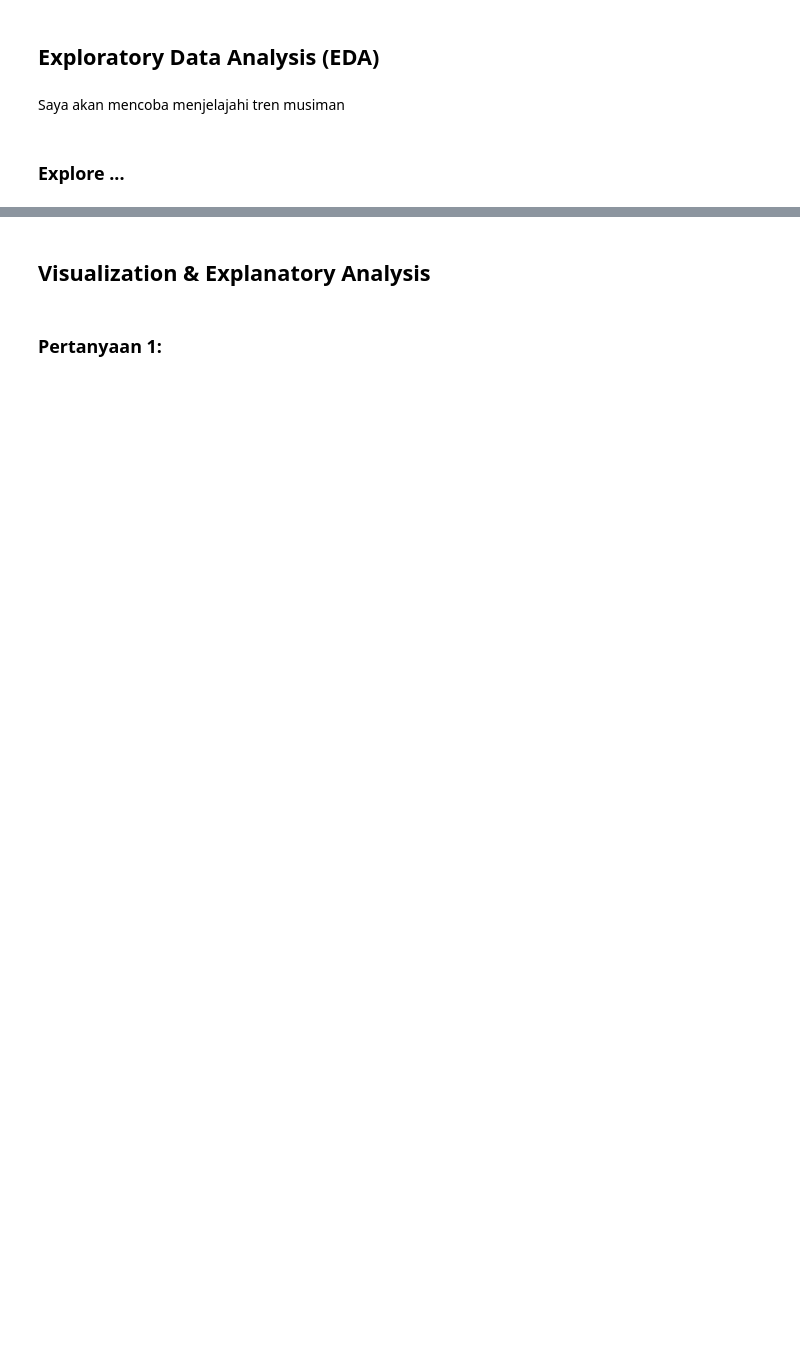
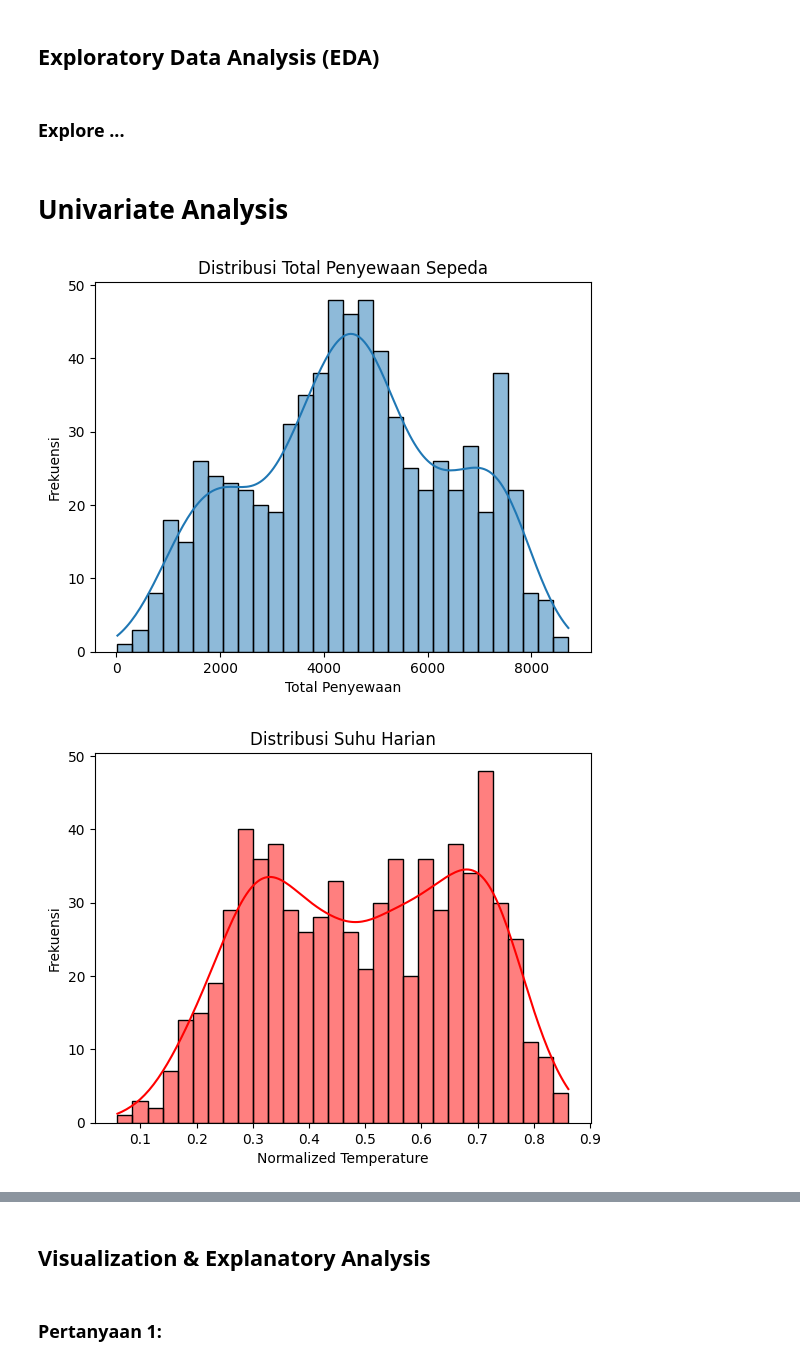
Before and after one commit to Edric-INNK/notebook1, a Jupyter notebook: notebook.ipynb, the cells around one changed output, grey strips where cells are left out. Saved outputs shown, nothing was run; the diff lists cells and outputs as text; code cells hidden in the pictures; blank space fills up the shorter version.

```diff
--- a/notebook.ipynb
+++ b/notebook.ipynb
@@ -161,6 +238,23 @@ memory usage: 2.3 MB
 # %% [markdown]
 ## Exploratory Data Analysis (EDA)
-# %% [markdown]
-Saya akan mencoba menjelajahi tren musiman
 # %% [markdown]
 ### Explore ...
+# %% [markdown]
+# Univariate Analysis
+# %%
+# Distribusi univariat untuk total penyewaan sepeda
+sns.histplot(day_data['cnt'], kde=True, bins=30)
+plt.title("Distribusi Total Penyewaan Sepeda")
+plt.xlabel("Total Penyewaan")
+plt.ylabel("Frekuensi")
+plt.show()
+
+# Distribusi suhu
+sns.histplot(day_data['temp'], kde=True, bins=30, color='red')
+plt.title("Distribusi Suhu Harian")
+plt.xlabel("Normalized Temperature")
+plt.ylabel("Frekuensi")
+plt.show()
+# %% [output]
+[figure, added]
+[figure, added]
```
Also changed, not shown: parts of 20 cells of this notebook.
